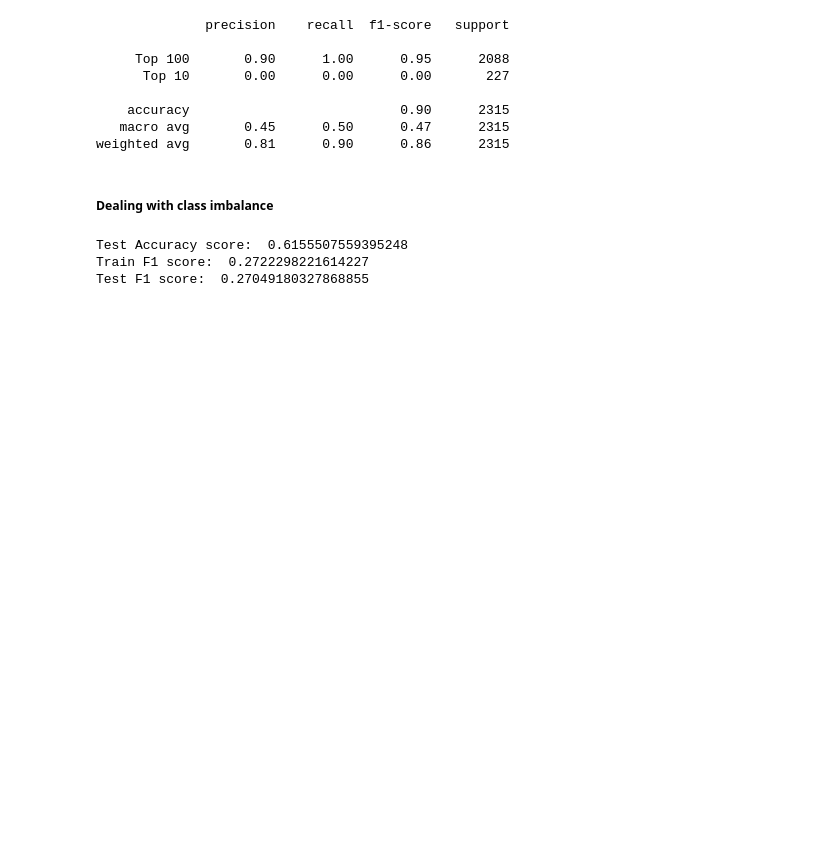
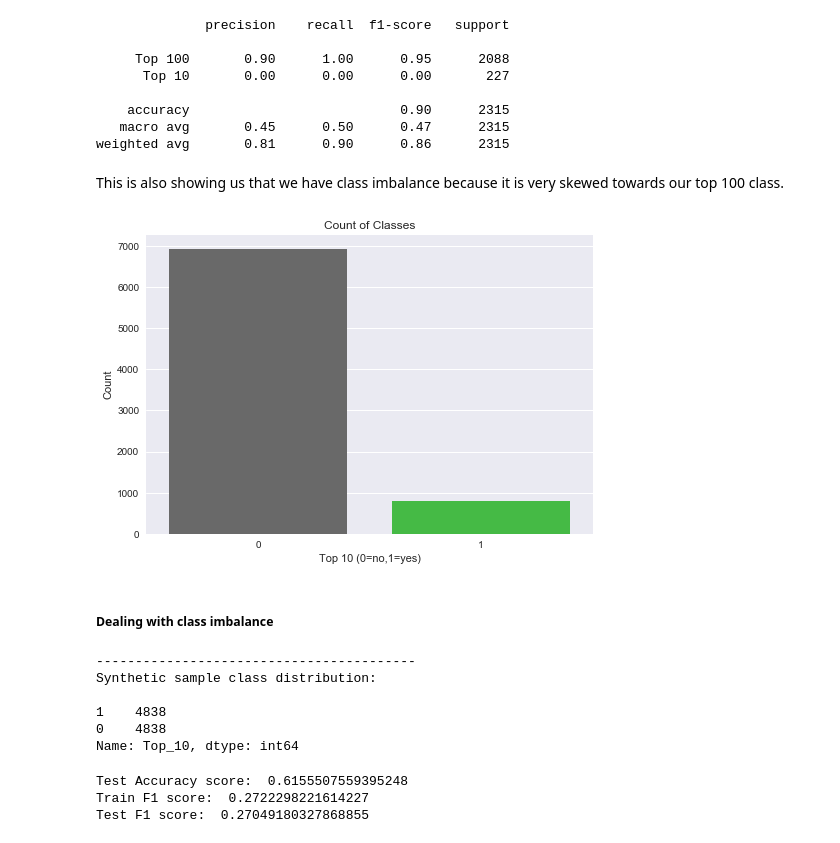
Before and after one commit to lcunningham24/Mod-5-Project, a Jupyter notebook: Final_Notebook.ipynb, the cells around one changed output. Saved outputs shown, nothing was run; the diff lists cells and outputs as text; code cells hidden in the pictures; blank space fills up the shorter version.

Commit message:
more modeling

```diff
--- a/Final_Notebook.ipynb
+++ b/Final_Notebook.ipynb
@@ -351,2 +314,35 @@ weighted avg       0.81      0.90      0.86      2315
+# %% [markdown]
+This is also showing us that we have class imbalance because it is very skewed towards our top 100 class.
+# %%
+# visualizing this class imbalance
+
+# Create an array with the colors you want to use
+colors = ["dimgrey", "limegreen"]
+# Set your custom color palette
+customPalette = sns.set_palette(sns.color_palette(colors))
+
+fig = sns.countplot(x='Top_10', data=modeling_df, palette=customPalette)
+
+fig.set_title('Count of Classes')
+fig.set(xlabel='Top 10 (0=no,1=yes)',ylabel='Count')
+plt.show();
+# %% [output]
+[figure, added]
 # %% [markdown]
 ##### Dealing with class imbalance
+# %%
+# Smote
+smote = SMOTE()
+X_train_resampled, y_train_resampled = smote.fit_sample(X_train, y_train)
+#X_train, y_train= X_train_resampled, y_train_resampled
+# Preview synthetic sample class distribution
+print('-----------------------------------------')
+print('Synthetic sample class distribution: \n')
+print(pd.Series(y_train_resampled).value_counts())
+# %% [output]
+-----------------------------------------
+Synthetic sample class distribution:
+
+1    4838
+0    4838
+Name: Top_10, dtype: int64
```
Also changed, not shown: parts of 14 cells of this notebook.
